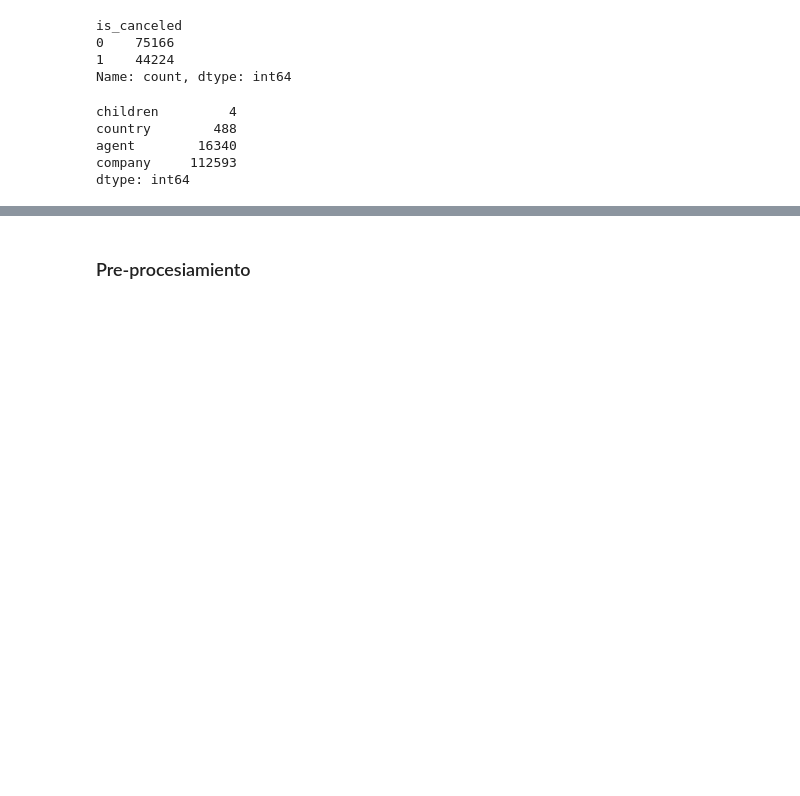
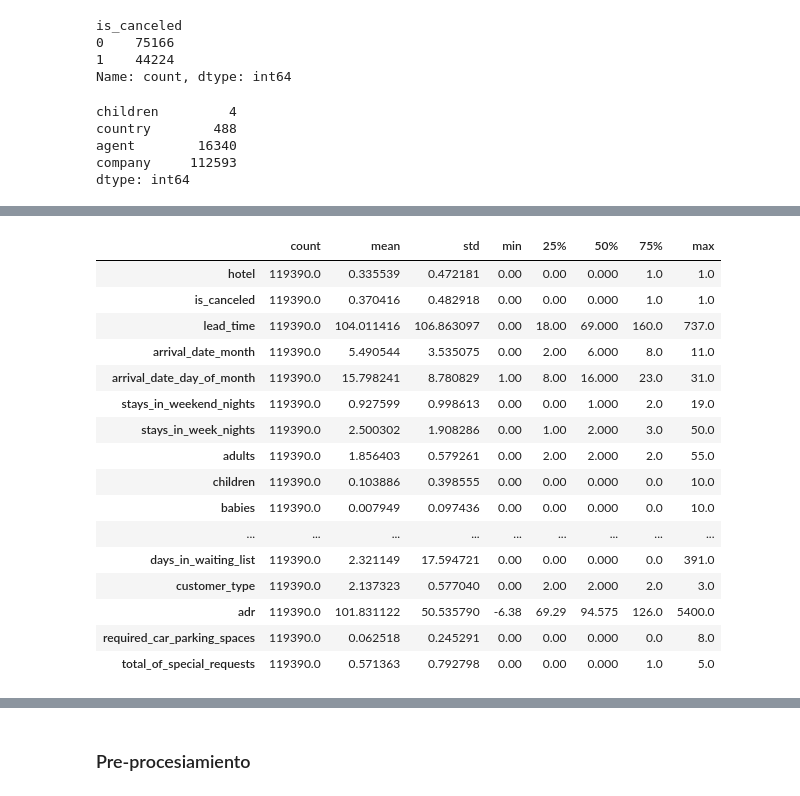
Before and after one commit to mayerga/final_project_ML-DL, a Jupyter notebook: eval.ipynb, the cells around one changed output, grey strips where cells are left out. Drawn from its saved outputs; the diff is of its cells as text; code cells hidden in the pictures; blank space fills up the shorter version.

```diff
--- a/eval.ipynb
+++ b/eval.ipynb
@@ -172,0 +206,10 @@ dset_cp.head().T
+# %%
+dset_cp.drop('arrival_date_year', axis=1, inplace=True)
+# %%
+# teniendo mes y día la semana es redundante. El día es importante porqué el perfil de cliente es lógico que pueda variar dependiendo de si es fin de semana o no. El mes también, por la estaionalidad
+dset_cp.drop('arrival_date_week_number', axis=1, inplace=True)
+# %%
+categorical_fields = [c for c in dset_cp.columns if dset_cp[c].dtype==object]
+for c in categorical_fields:
+    print(f'{c}: {dset[c].value_counts().count()}')
+# valiables no numéricas, se tendrán que categorizar, abajo el número de categorías de cada una
@@ -172,0 +227,5 @@ dset_cp.head().T
+# %%
+# se convierten los campos a catgorías, se toman sus códigos numéridos (.cat.codes) y se sustitye a los string originales por ellos
+for c in categorical_fields:
+    dset_cp[c] = dset_cp[c].astype('category').cat.codes
+dset_cp[categorical_fields].head().T
@@ -172,0 +288,20 @@ dset_cp.head().T
+# %%
+dset_cp.describe().T
+# %% [output]
+|  | count | mean | std | min | 25% | 50% | 75% | max |
+| hotel | 119390.0 | 0.335539 | 0.472181 | 0.00 | 0.00 | 0.000 | 1.0 | 1.0 |
+| is_canceled | 119390.0 | 0.370416 | 0.482918 | 0.00 | 0.00 | 0.000 | 1.0 | 1.0 |
+| lead_time | 119390.0 | 104.011416 | 106.863097 | 0.00 | 18.00 | 69.000 | 160.0 | 737.0 |
+| arrival_date_month | 119390.0 | 5.490544 | 3.535075 | 0.00 | 2.00 | 6.000 | 8.0 | 11.0 |
+| arrival_date_day_of_month | 119390.0 | 15.798241 | 8.780829 | 1.00 | 8.00 | 16.000 | 23.0 | 31.0 |
+| stays_in_weekend_nights | 119390.0 | 0.927599 | 0.998613 | 0.00 | 0.00 | 1.000 | 2.0 | 19.0 |
+| stays_in_week_nights | 119390.0 | 2.500302 | 1.908286 | 0.00 | 1.00 | 2.000 | 3.0 | 50.0 |
+| adults | 119390.0 | 1.856403 | 0.579261 | 0.00 | 2.00 | 2.000 | 2.0 | 55.0 |
+| children | 119390.0 | 0.103886 | 0.398555 | 0.00 | 0.00 | 0.000 | 0.0 | 10.0 |
+| babies | 119390.0 | 0.007949 | 0.097436 | 0.00 | 0.00 | 0.000 | 0.0 | 10.0 |
+| ... | ... | ... | ... | ... | ... | ... | ... | ... |
+| days_in_waiting_list | 119390.0 | 2.321149 | 17.594721 | 0.00 | 0.00 | 0.000 | 0.0 | 391.0 |
+| customer_type | 119390.0 | 2.137323 | 0.577040 | 0.00 | 2.00 | 2.000 | 2.0 | 3.0 |
+| adr | 119390.0 | 101.831122 | 50.535790 | -6.38 | 69.29 | 94.575 | 126.0 | 5400.0 |
+| required_car_parking_spaces | 119390.0 | 0.062518 | 0.245291 | 0.00 | 0.00 | 0.000 | 0.0 | 8.0 |
+| total_of_special_requests | 119390.0 | 0.571363 | 0.792798 | 0.00 | 0.00 | 0.000 | 1.0 | 5.0 |
```
Also changed, not shown: parts of 24 cells of this notebook.
